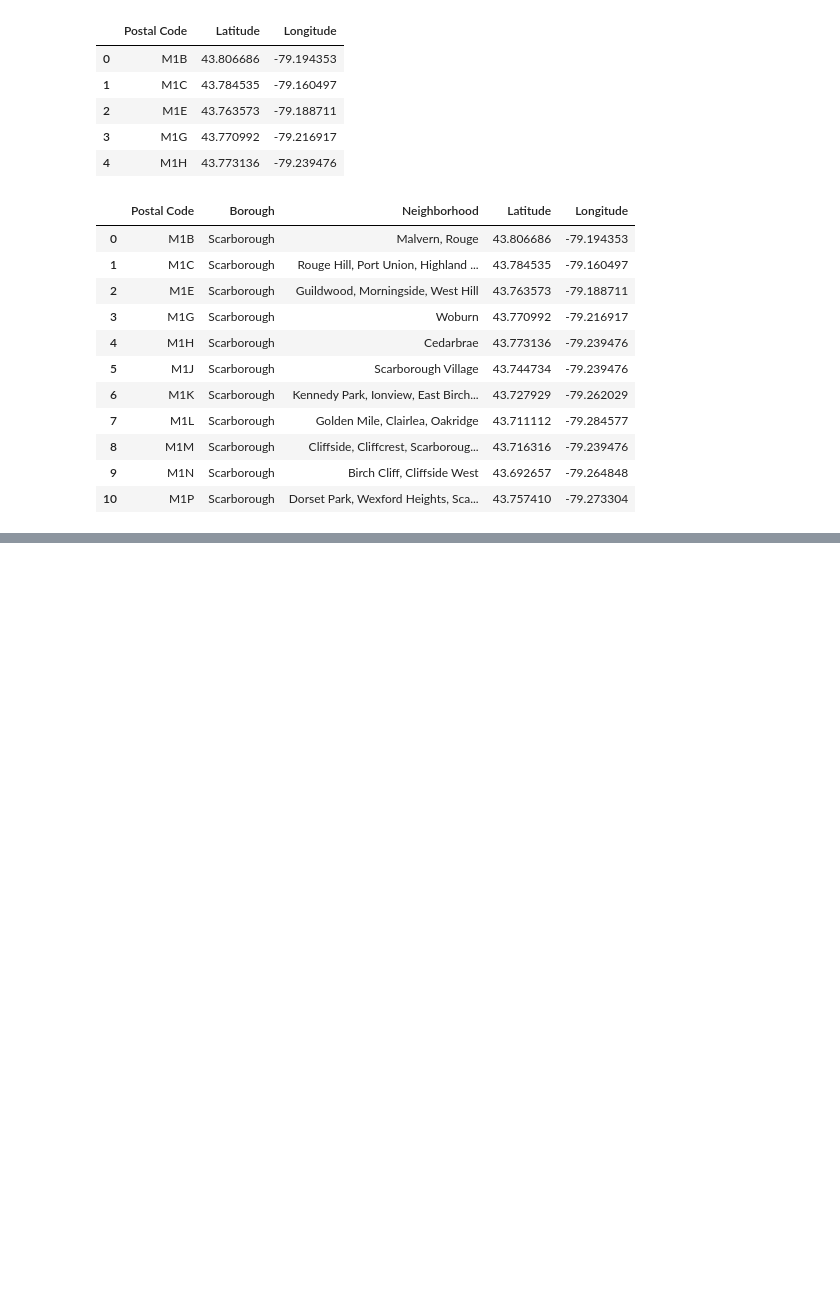
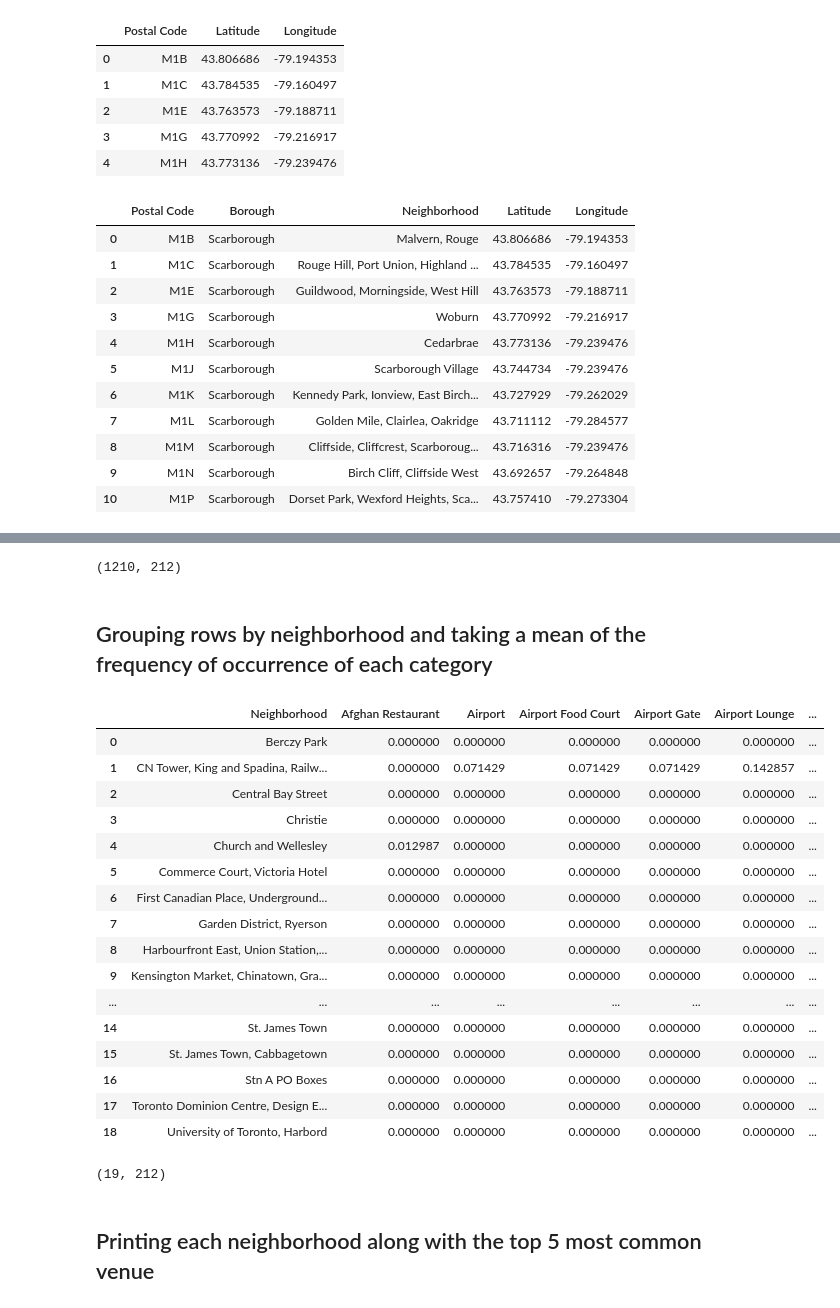
Before and after one commit to sylwiaem/Neighborhood-Toronto, a Jupyter notebook: Segmenting and Clustering Neighborhoods Toronto.ipynb, the cells around one changed output, grey strips where cells are left out. Cells and saved outputs as stored; diff of their text form; code cells hidden in the pictures; blank space fills up the shorter version.

```diff
--- a/Segmenting and Clustering Neighborhoods Toronto.ipynb
+++ b/Segmenting and Clustering Neighborhoods Toronto.ipynb
@@ -79,0 +305,5 @@ geo_data.head(11)
+# %%
+downtown_venues = getNearbyVenues(names=Toronto_data['Neighborhood'],
+                                   latitudes=Toronto_data['Latitude'],
+                                   longitudes=Toronto_data['Longitude']
+                                  )
@@ -79,0 +368,8 @@ geo_data.head(11)
+# %%
+# one hot encoding
+downtown_onehot = pd.get_dummies(downtown_venues[['Venue Category']], prefix="", prefix_sep="")
+
+# add neighborhood column back to dataframe
+downtown_onehot['Neighborhood'] = downtown_venues['Neighborhood']
+
+downtown_onehot.head()
@@ -79,0 +383,4 @@ geo_data.head(11)
+# %%
+col1 = ['Neighborhood']
+downtown_onehot = downtown_onehot[[c for c in downtown_onehot if c not in col1]
+        + [c for c in col1 if c in downtown_onehot]]
@@ -79,0 +396,3 @@ geo_data.head(11)
+# %%
+fixed_columns = [downtown_onehot.columns[-1]] + list(downtown_onehot.columns[:-1])
+downtown_onehot = downtown_onehot[fixed_columns]
@@ -79,0 +408,33 @@ geo_data.head(11)
+# %%
+downtown_onehot.shape
+# %% [output]
+(1210, 212)
+# %% [markdown]
+## Grouping rows by neighborhood and taking a mean of the frequency of occurrence of each category
+# %%
+downtown_grouped = downtown_onehot.groupby('Neighborhood').mean().reset_index()
+downtown_grouped
+# %% [output]
+|  | Neighborhood | Afghan Restaurant | Airport | Airport Food Court | Airport Gate | Airport Lounge | ... |
+| 0 | Berczy Park | 0.000000 | 0.000000 | 0.000000 | 0.000000 | 0.000000 | ... |
+| 1 | CN Tower, King and Spadina, Railw... | 0.000000 | 0.071429 | 0.071429 | 0.071429 | 0.142857 | ... |
+| 2 | Central Bay Street | 0.000000 | 0.000000 | 0.000000 | 0.000000 | 0.000000 | ... |
+| 3 | Christie | 0.000000 | 0.000000 | 0.000000 | 0.000000 | 0.000000 | ... |
+| 4 | Church and Wellesley | 0.012987 | 0.000000 | 0.000000 | 0.000000 | 0.000000 | ... |
+| 5 | Commerce Court, Victoria Hotel | 0.000000 | 0.000000 | 0.000000 | 0.000000 | 0.000000 | ... |
+| 6 | First Canadian Place, Underground... | 0.000000 | 0.000000 | 0.000000 | 0.000000 | 0.000000 | ... |
+| 7 | Garden District, Ryerson | 0.000000 | 0.000000 | 0.000000 | 0.000000 | 0.000000 | ... |
+| 8 | Harbourfront East, Union Station,... | 0.000000 | 0.000000 | 0.000000 | 0.000000 | 0.000000 | ... |
+| 9 | Kensington Market, Chinatown, Gra... | 0.000000 | 0.000000 | 0.000000 | 0.000000 | 0.000000 | ... |
+| ... | ... | ... | ... | ... | ... | ... | ... |
+| 14 | St. James Town | 0.000000 | 0.000000 | 0.000000 | 0.000000 | 0.000000 | ... |
+| 15 | St. James Town, Cabbagetown | 0.000000 | 0.000000 | 0.000000 | 0.000000 | 0.000000 | ... |
+| 16 | Stn A PO Boxes | 0.000000 | 0.000000 | 0.000000 | 0.000000 | 0.000000 | ... |
+| 17 | Toronto Dominion Centre, Design E... | 0.000000 | 0.000000 | 0.000000 | 0.000000 | 0.000000 | ... |
+| 18 | University of Toronto, Harbord | 0.000000 | 0.000000 | 0.000000 | 0.000000 | 0.000000 | ... |
+# %%
+downtown_grouped.shape
+# %% [output]
+(19, 212)
+# %% [markdown]
+## Printing each neighborhood along with the top 5 most common venue
```
Also changed, not shown: parts of 53 cells of this notebook.
